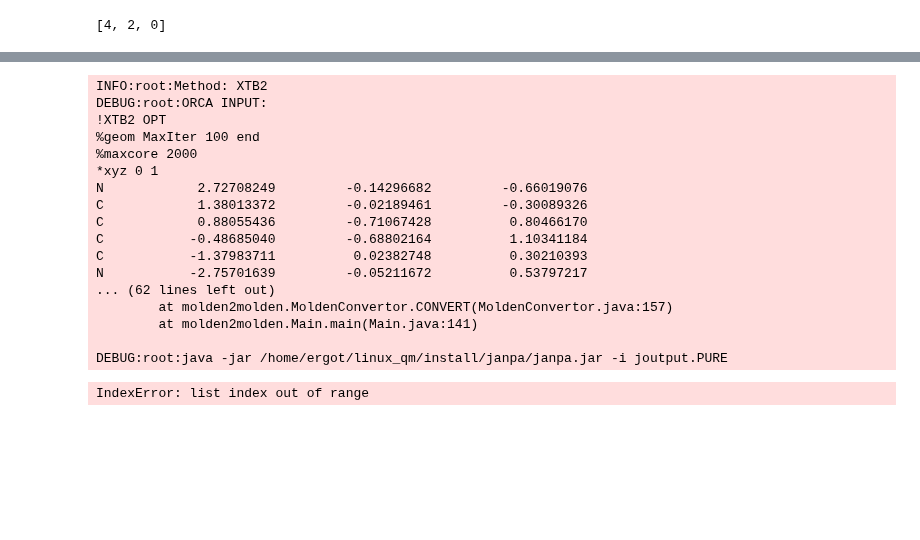
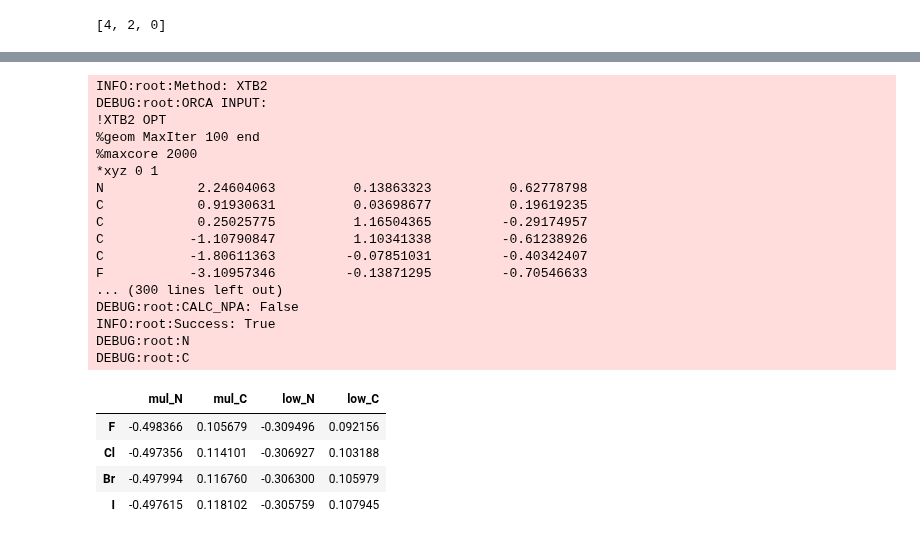
Before and after one commit to alkorolyov/linux_orca, a Jupyter notebook: notebooks/05_rxn_descriptors.ipynb, the cells around one changed output, grey strips where cells are left out. Drawn from its saved outputs; the diff is of its cells as text; code cells hidden in the pictures; blank space fills up the shorter version.

```diff
--- a/notebooks/05_rxn_descriptors.ipynb
+++ b/notebooks/05_rxn_descriptors.ipynb
@@ -122,9 +123,9 @@ def orca_calculation(conf):
 
     orca.options['method'] = 'HF-3c'
     # orca.options['method'] = 'BP86 def2-SVP def2/J D3BJ RIJCOSX'
-    data = orca.single_point(conf)
+    data = orca.single_point(conf, calc_npa=False)
 
-    # data = orca.geometry_optimization(conf)
+    # data = orca.geometry_optimization(conf, calc_npa=True)
     return data
 
 def gen_amine_electronic(rxn_smi):
@@ -144,7 +145,13 @@ def gen_amine_electronic(rxn_smi):
 
     # parse output
     amine_raids = get_amine_atoms(amine, rxn.GetReactingAtoms()[0][0])
-    charges = np.hstack([data.atomcharges['mulliken'][amine_raids], data.atomcharges['lowdin'][amine_raids]])
-    print(charges)
+    for i in amine_raids:
+        logging.debug(amine.GetAtomWithIdx(i).GetSymbol())
+
+    charges = np.hstack([
+        data.atomcharges['mulliken'][amine_raids],
+        data.atomcharges['lowdin'][amine_raids],
+        # data.atomcharges['npa'][amine_raids],
+    ])
     return charges
 # %%
@@ -195,50 +206,60 @@ IndexError: list index out of range
 # %%
 import logging
 logging.getLogger().setLevel(logging.DEBUG)
 
 reactions = [
-    # "Nc1ccc(C)cc1.CC(O)=O>>CC(Nc1ccc(F)cc1)=O",
-    # "Nc1ccc(Si)cc1.CC(O)=O>>CC(Nc1ccc(F)cc1)=O",
-    # "Nc1ccc(N)cc1.CC(O)=O>>CC(Nc1ccc(F)cc1)=O",
-    # "Nc1ccc(O)cc1.CC(O)=O>>CC(Nc1ccc(F)cc1)=O",
-    "Nc1ccc(N)cc1.CC(O)=O>>CC(Nc1ccc(N)cc1)=O",
-    "Nc1ccc(NC)cc1.CC(O)=O>>CC(Nc1ccc(NC)cc1)=O",
-    "Nc1ccc(N(C)C)cc1.CC(O)=O>>CC(Nc1ccc(N(C)C)cc1)=O",
+    # "Nc1ccc(C)cc1.CC(O)=O>>CC(Nc1ccc(C)cc1)=O",
     # "Nc1ccc(O)cc1.CC(O)=O>>CC(Nc1ccc(O)cc1)=O",
+    # "Nc1ccc(N)cc1.CC(O)=O>>CC(Nc1ccc(N)cc1)=O",
     # "Nc1ccc(F)cc1.CC(O)=O>>CC(Nc1ccc(F)cc1)=O",
-    # "Nc1ccc(Cl)cc1.CC(O)=O>>CC(Nc1ccc(Cl)cc1)=O",
-    # "Nc1ccc(Br)cc1.CC(O)=O>>CC(Nc1ccc(Br)cc1)=O",
-    # "Nc1ccc(I)cc1.CC(O)=O>>CC(Nc1ccc(I)cc1)=O",
+
+    # "Nc1ccc(N)cc1.CC(O)=O>>CC(Nc1ccc(N)cc1)=O",
+    # "Nc1ccc(NC)cc1.CC(O)=O>>CC(Nc1ccc(NC)cc1)=O",
+    # "Nc1ccc(N(C)C)cc1.CC(O)=O>>CC(Nc1ccc(N(C)C)cc1)=O",
+
+    "Nc1ccc(F)cc1.CC(O)=O>>CC(Nc1ccc(F)cc1)=O",
+    "Nc1ccc(Cl)cc1.CC(O)=O>>CC(Nc1ccc(Cl)cc1)=O",
+    "Nc1ccc(Br)cc1.CC(O)=O>>CC(Nc1ccc(Br)cc1)=O",
+    "Nc1ccc(I)cc1.CC(O)=O>>CC(Nc1ccc(I)cc1)=O",
 ]
 
 # labels = ['C', 'N', 'O', 'F']
-labels = ['NH2', 'NHMe', 'NMe2']
-# labels = ['C', 'NH2' ,'OH', 'F', 'Cl', 'Br', 'I']
+# labels = ['NH2', 'NHMe', 'NMe2']
+labels = ['F', 'Cl', 'Br', 'I']
+
 amine_descr = np.empty((0, 4))
 for rxn_smi in reactions:
     d = gen_amine_electronic(rxn_smi)
     amine_descr = np.vstack([amine_descr, d])
-res = pd.DataFrame(amine_descr, columns=['mul_N', 'mul_C', 'lod_N', 'lod_C'], index=labels)
+
+res = pd.DataFrame(amine_descr,
+                   # columns=['mul_N', 'mul_C', 'low_N', 'low_C', 'npa_N', 'npa_C'],
+                   columns=['mul_N', 'mul_C', 'low_N', 'low_C'],
+                   index=labels)
 res
 # %% [output]
 INFO:root:Method: XTB2
 DEBUG:root:ORCA INPUT:
 !XTB2 OPT
 %geom MaxIter 100 end
 %maxcore 2000
 *xyz 0 1
-N            2.72708249         -0.14296682         -0.66019076
-C            1.38013372         -0.02189461         -0.30089326
-C            0.88055436         -0.71067428          0.80466170
-C           -0.48685040         -0.68802164          1.10341184
-C           -1.37983711          0.02382748          0.30210393
-N           -2.75701639         -0.05211672          0.53797217
-... (62 lines left out)
-        at molden2molden.MoldenConvertor.CONVERT(MoldenConvertor.java:157)
-        at molden2molden.Main.main(Main.java:141)
-
-DEBUG:root:java -jar /home/ergot/linux_qm/install/janpa/janpa.jar -i joutput.PURE
+N            2.24604063          0.13863323          0.62778798
+C            0.91930631          0.03698677          0.19619235
+C            0.25025775          1.16504365         -0.29174957
+C           -1.10790847          1.10341338         -0.61238926
+C           -1.80611363         -0.07851031         -0.40342407
+F           -3.10957346         -0.13871295         -0.70546633
+... (300 lines left out)
+DEBUG:root:CALC_NPA: False
+INFO:root:Success: True
+DEBUG:root:N
+DEBUG:root:C
-IndexError: list index out of range
+|  | mul_N | mul_C | low_N | low_C |
+| F | -0.498366 | 0.105679 | -0.309496 | 0.092156 |
+| Cl | -0.497356 | 0.114101 | -0.306927 | 0.103188 |
+| Br | -0.497994 | 0.116760 | -0.306300 | 0.105979 |
+| I | -0.497615 | 0.118102 | -0.305759 | 0.107945 |
 # %%
 from sklearn.preprocessing import StandardScaler
 scaler = StandardScaler()
```
Also changed, not shown: parts of 9 cells of this notebook, 2 other files.
